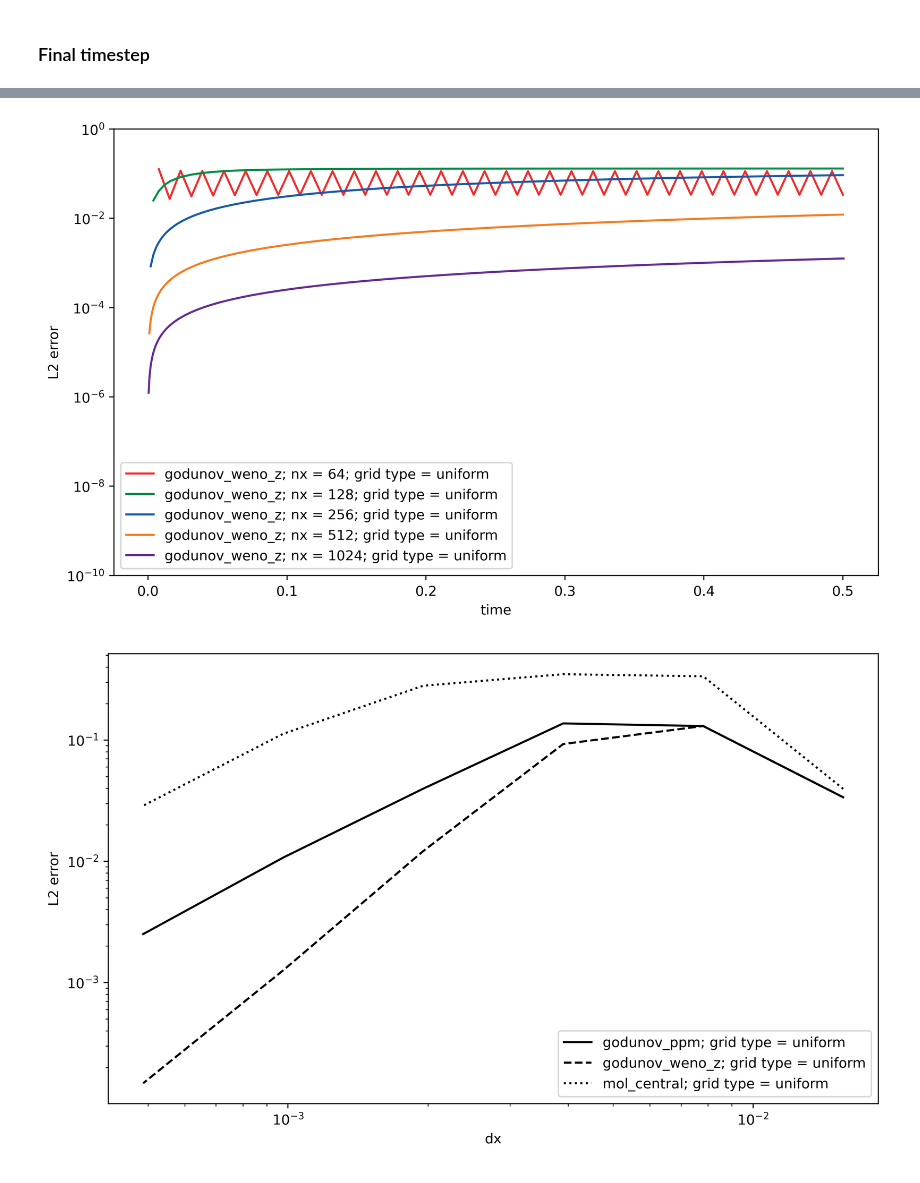
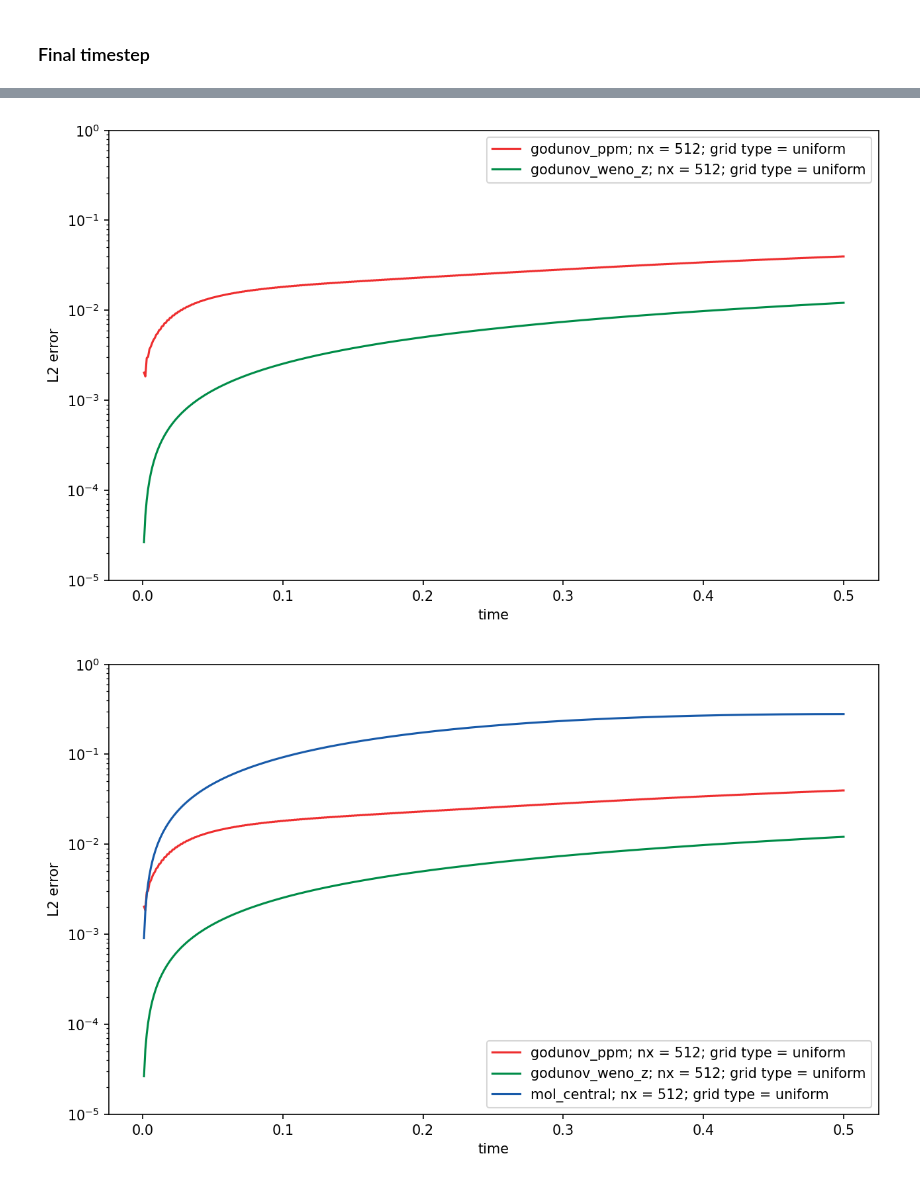
Before and after one commit to diederikb/nrel_jupyter_notebooks, a Jupyter notebook: postprocess_scalar_advection_RMFM_figures.ipynb, the cells around one changed output, grey strips where cells are left out. Cells and saved outputs as stored; diff of their text form; code cells hidden in the pictures.

Commit message:
finished all scalar advection uniform grid figures

```diff
--- a/postprocess_scalar_advection_RMFM_figures.ipynb
+++ b/postprocess_scalar_advection_RMFM_figures.ipynb
@@ -127,7 +127,7 @@ def postprocess_dist(case,idx,rootdir,methods,grid_types,grid_sizes,
                     ax.plot(df["x"].values, df["temperature"].values, label=f'{method}; nx = {grid_size}; grid type = {grid_type}; t = {t}', color=line_colors[i_method], linewidth=line_widths[i_grid_type], linestyle=line_styles[i_grid_size])
 # %%
 def postprocess_error(case,idx,rootdir,methods,grid_types,grid_sizes,
-                ax,line_styles,line_colors,line_widths):
+                ax,line_styles,line_colors,line_widths,line_configuration):
 
     i_method = -1
     for method in methods:
@@ -148,6 +148,9 @@ def postprocess_error(case,idx,rootdir,methods,grid_types,grid_sizes,
                     time = [float(line.split()[0]) for line in lines]
                     for level in reversed(range(error_levels)):
                         error = [float(line.split()[level+1]) for line in lines]
-                        ax.plot(time, error, color=line_colors[i_grid_size], linewidth=line_widths[i_grid_type], linestyle=line_styles[i_method], label=f'{method}; nx = {grid_size}; grid type = {grid_type}')
+                        if line_configuration == 1:
+                            ax.plot(time, error, label=f'{method}; nx = {grid_size}; grid type = {grid_type}', color=line_colors[i_grid_size], linewidth=line_widths[i_grid_type], linestyle=line_styles[i_method])
+                        else:
+                            ax.plot(time, error, label=f'{method}; nx = {grid_size}; grid type = {grid_type}', color=line_colors[i_method], linewidth=line_widths[i_grid_type], linestyle=line_styles[i_grid_size])
 # %%
 def postprocess_convergence(case,idx,rootdir,methods,grid_types,grid_sizes,
@@ -327,24 +363,28 @@ yt : [INFO     ] 2022-08-06 22:44:55,305 Parameters: domain_right_edge         =
 # %%
 fig, ax = plt.subplots(figsize=(10, 6))
-postprocess_error('yalla2021/eta_2',0,root_dir,['godunov_weno_z'],['uniform'],[64,128,256,512,1024],
-                 ax,linestyle_list,color_list,linewidth_list)
+postprocess_error('yalla2021/eta_2',0,root_dir,['godunov_ppm','godunov_weno_z'],['uniform'],[512],
+                 ax,linestyle_list,color_list,linewidth_list,2)
 
 ax.legend()
 ax.set_xlabel('time')
 ax.set_ylabel('L2 error')
-ax.set_ylim([1e-10,1])
+ax.set_ylim([1e-5,1])
 ax.set_yscale('log')
+
+fig.savefig('5b-scalar_advection_uniform_error_godunov_ppm_weno_z.png')
 # %% [output]
-[figure, old version]
+[figure, new version]
 # %%
 fig, ax = plt.subplots(figsize=(10, 6))
-postprocess_convergence('yalla2021/eta_2',0,root_dir,['godunov_ppm','godunov_weno_z','mol_central'],['uniform'],[64,128,256,512,1024,2048],
-                 ax,linestyle_list,color_list,linewidth_list)
+postprocess_error('yalla2021/eta_2',0,root_dir,['godunov_ppm','godunov_weno_z','mol_central'],['uniform'],[512],
+                 ax,linestyle_list,color_list,linewidth_list,2)
 
 ax.legend()
-ax.set_xlabel('dx')
+ax.set_xlabel('time')
 ax.set_ylabel('L2 error')
-ax.set_xscale('log')
+ax.set_ylim([1e-5,1])
 ax.set_yscale('log')
+
+fig.savefig('5c-scalar_advection_uniform_error_godunov_ppm_weno_z_mol_central.png')
 # %% [output]
-[figure, old version]
+[figure, new version]
```
Also changed, not shown: parts of 9 cells of this notebook, 9 other files.
